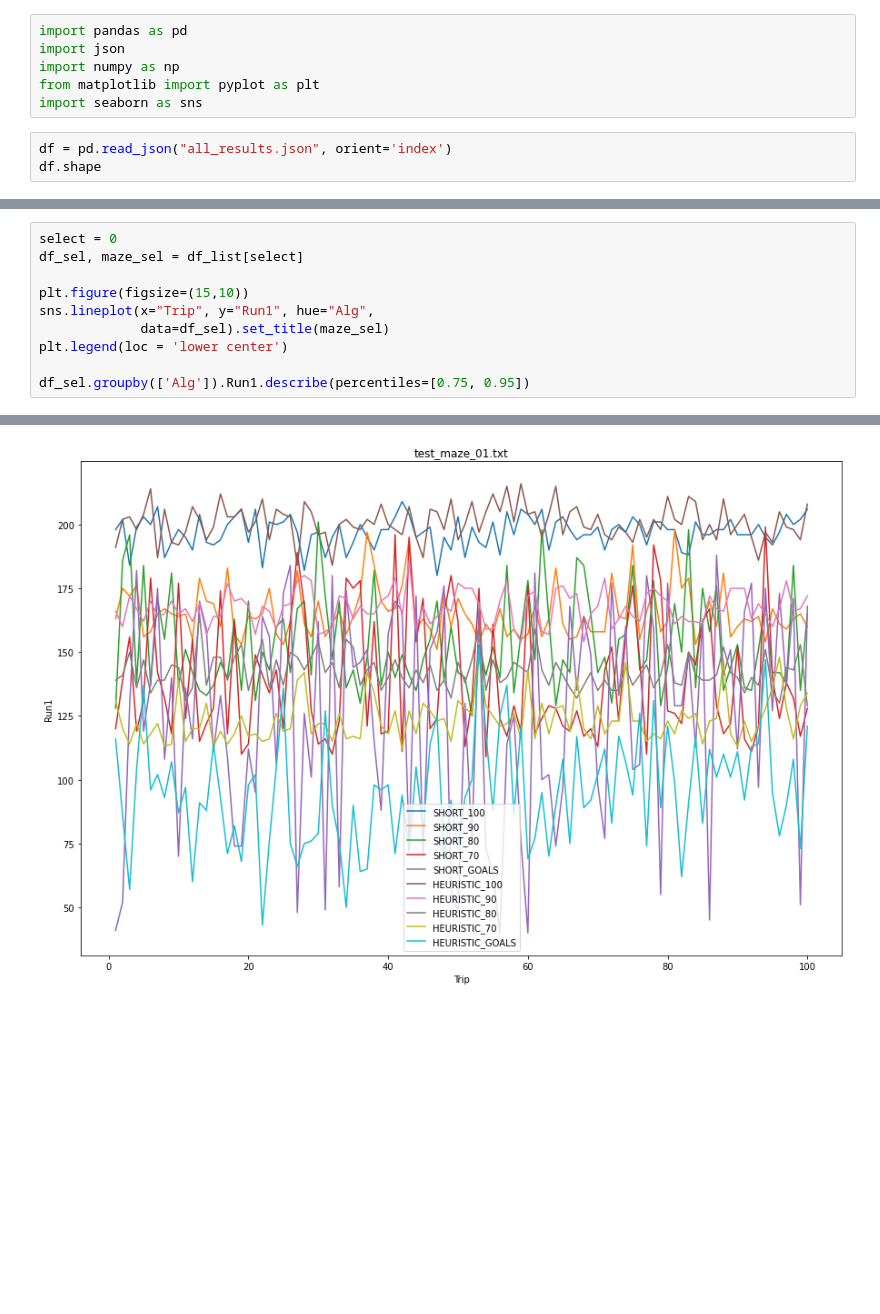
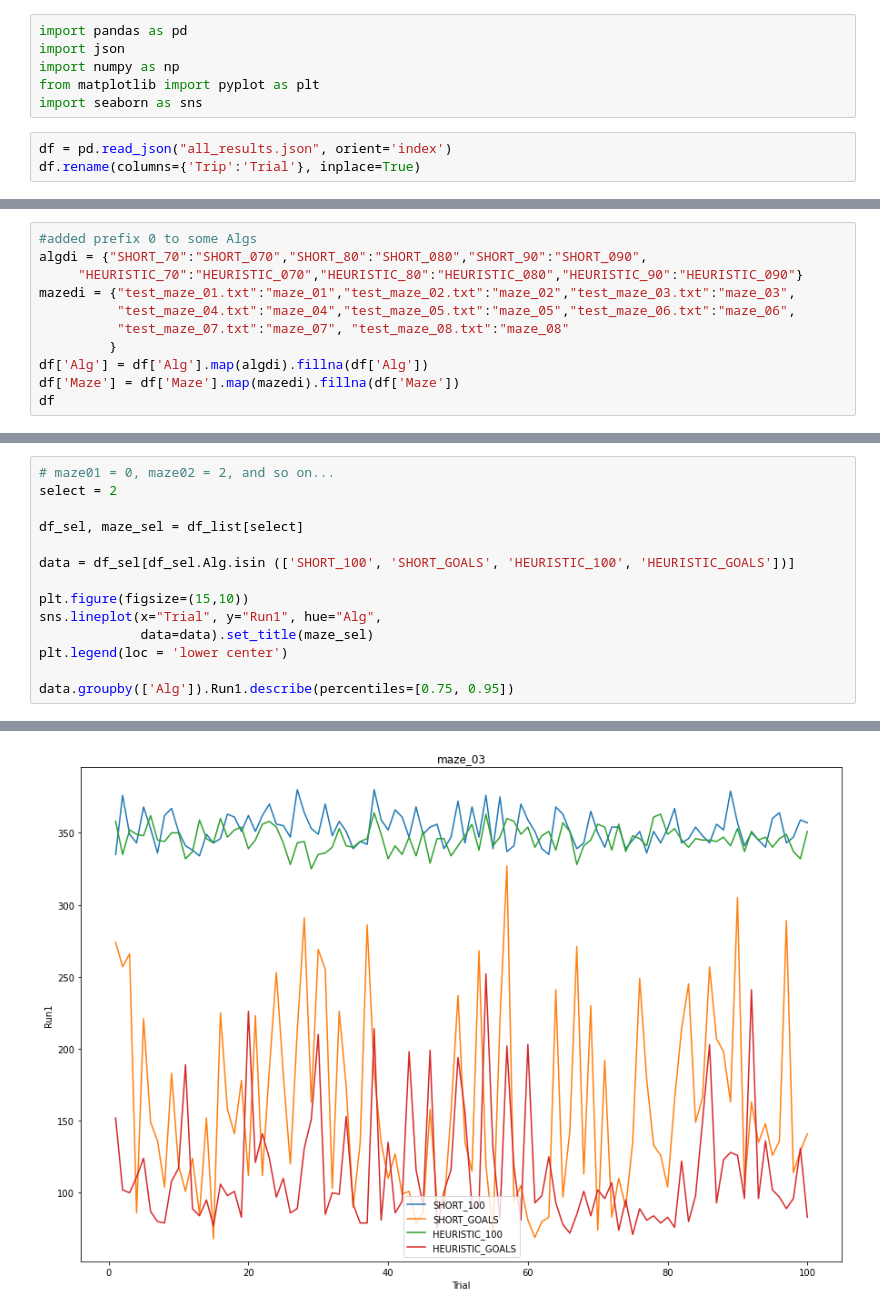
Before and after one commit to magicpai/virtualmaze, a Jupyter notebook: analysis.ipynb, the cells around one changed output, grey strips where cells are left out. Cells and saved outputs as stored; diff of their text form; blank space fills up the shorter version.

```diff
--- a/analysis.ipynb
+++ b/analysis.ipynb
@@ -6,4 +6,4 @@ from matplotlib import pyplot as plt
 import seaborn as sns
 # %%
 df = pd.read_json("all_results.json", orient='index')
-df.shape
+df.rename(columns={'Trip':'Trial'}, inplace=True)
@@ -11,0 +10,11 @@ df.shape
+# %%
+#added prefix 0 to some Algs
+algdi = {"SHORT_70":"SHORT_070","SHORT_80":"SHORT_080","SHORT_90":"SHORT_090",
+     "HEURISTIC_70":"HEURISTIC_070","HEURISTIC_80":"HEURISTIC_080","HEURISTIC_90":"HEURISTIC_090"}
+mazedi = {"test_maze_01.txt":"maze_01","test_maze_02.txt":"maze_02","test_maze_03.txt":"maze_03",
+          "test_maze_04.txt":"maze_04","test_maze_05.txt":"maze_05","test_maze_06.txt":"maze_06",
+          "test_maze_07.txt":"maze_07", "test_maze_08.txt":"maze_08"
+         }
+df['Alg'] = df['Alg'].map(algdi).fillna(df['Alg'])
+df['Maze'] = df['Maze'].map(mazedi).fillna(df['Maze'])
+df
@@ -18,13 +42,17 @@ for idx,maze in enumerate(df.Maze.unique()):
 # %%
-select = 0
+# maze01 = 0, maze02 = 2, and so on...
+select = 2
+
 df_sel, maze_sel = df_list[select]
 
+data = df_sel[df_sel.Alg.isin (['SHORT_100', 'SHORT_GOALS', 'HEURISTIC_100', 'HEURISTIC_GOALS'])]
+
 plt.figure(figsize=(15,10))
-sns.lineplot(x="Trip", y="Run1", hue="Alg",
-             data=df_sel).set_title(maze_sel)
+sns.lineplot(x="Trial", y="Run1", hue="Alg",
+             data=data).set_title(maze_sel)
 plt.legend(loc = 'lower center')
 
-df_sel.groupby(['Alg']).Run1.describe(percentiles=[0.75, 0.95])
+data.groupby(['Alg']).Run1.describe(percentiles=[0.75, 0.95])
 # %% [output]
 |  | count | mean | std | min | 50% | 75% | 95% | max |
 | Alg |  |  |  |  |  |  |  |  |
@@ -41,3 +63,3 @@ df_sel.groupby(['Alg']).Run1.describe(percentiles=[0.75, 0.95])
-[figure, old version]
+[figure, new version]
 # %%
 plt.figure(figsize=(15,10))
```
Also changed, not shown: parts of 72 cells of this notebook.
